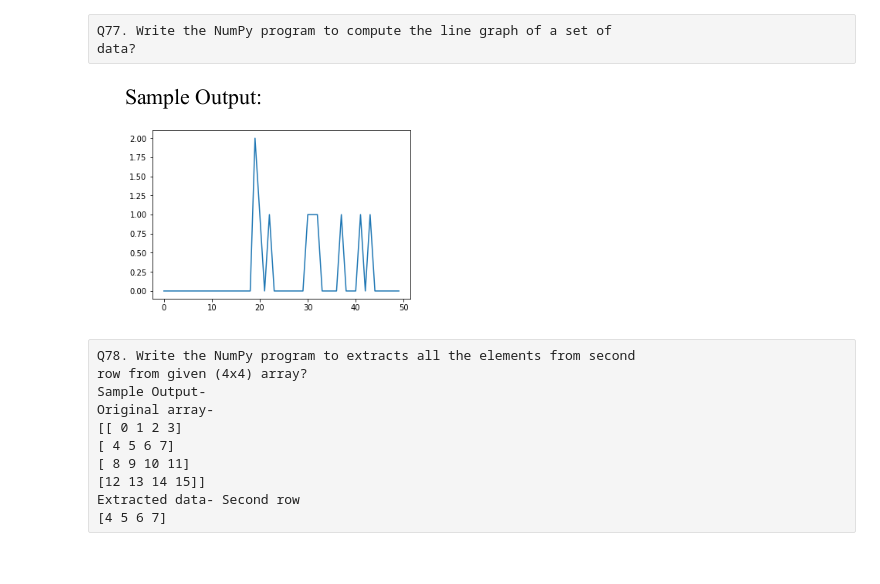
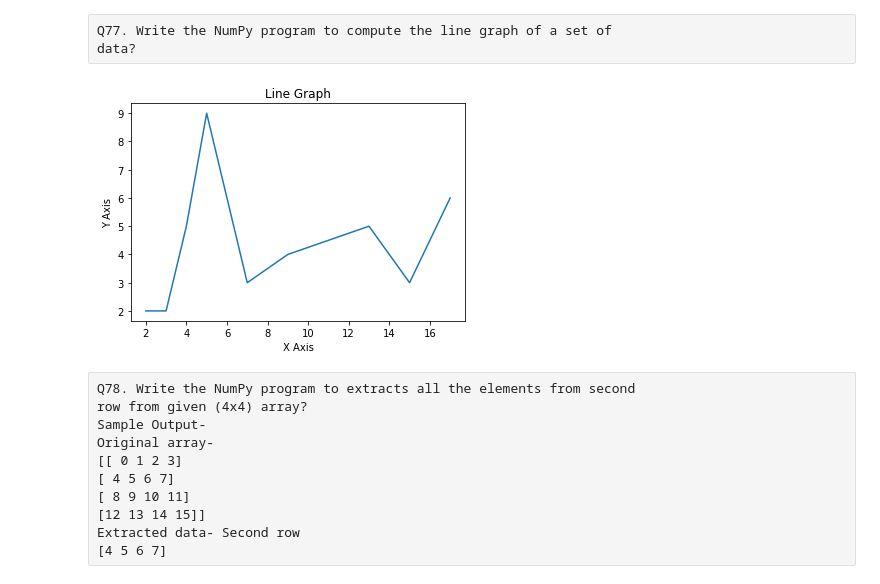
Before and after one commit to MukunthanML/ineuron_ml_assignments, a Jupyter notebook: Python_Subjective_Assignment.ipynb, the cells around one changed output. Drawn from its saved outputs; the diff is of its cells as text; code cells hidden in the pictures.

```diff
--- a/Python_Subjective_Assignment.ipynb
+++ b/Python_Subjective_Assignment.ipynb
@@ -1561,5 +1628,18 @@ data?
 # %% [raw]
 Q77. Write the NumPy program to compute the line graph of a set of
 data?
-# %% [markdown]
-![image.png](attachment:image.png)
+# %%
+import matplotlib.pyplot as plt
+import numpy as np
+%matplotlib inline
+
+
+x= [2,3,4,5,7,9,13,15,17]
+y= [2,2,5,9,3,4,5,3,6]
+plt.plot(x,y)
+plt.ylabel('Y Axis')
+plt.xlabel('X Axis')
+plt.title('Line Graph')
+plt.show()
+# %% [output]
+[figure, added]
```
Also changed, not shown: parts of 16 cells of this notebook.
